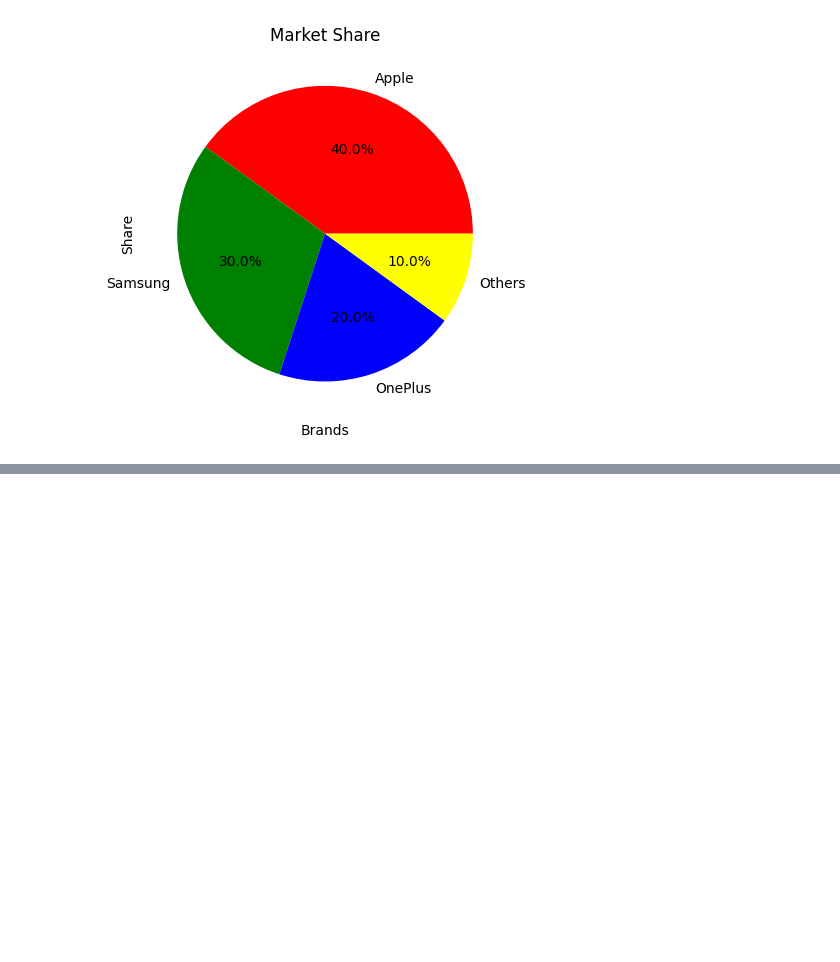
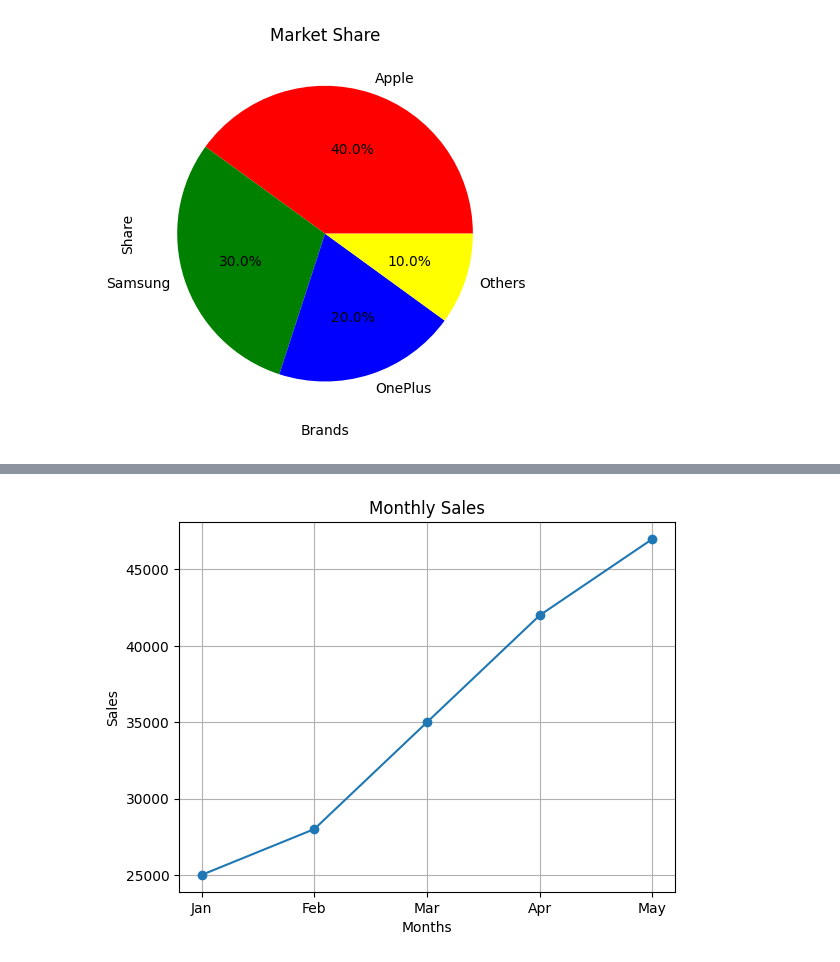
Before and after one commit to usbrendonb/Python, a Jupyter notebook: AI_web_day5.ipynb, the cells around one changed output, grey strips where cells are left out. Cells and saved outputs as stored; diff of their text form; code cells hidden in the pictures; blank space fills up the shorter version.

```diff
--- a/AI_web_day5.ipynb
+++ b/AI_web_day5.ipynb
@@ -49,0 +60,10 @@ plt.show()
+# %%
+# Customizing Charts
+plt.plot(months,sales,marker='o')
+plt.title("Monthly Sales")
+plt.xlabel("Months")
+plt.ylabel("Sales")
+plt.grid(True)
+plt.show()
+# %% [output]
+[figure, added]
```
Also changed, not shown: parts of 2 cells of this notebook.
